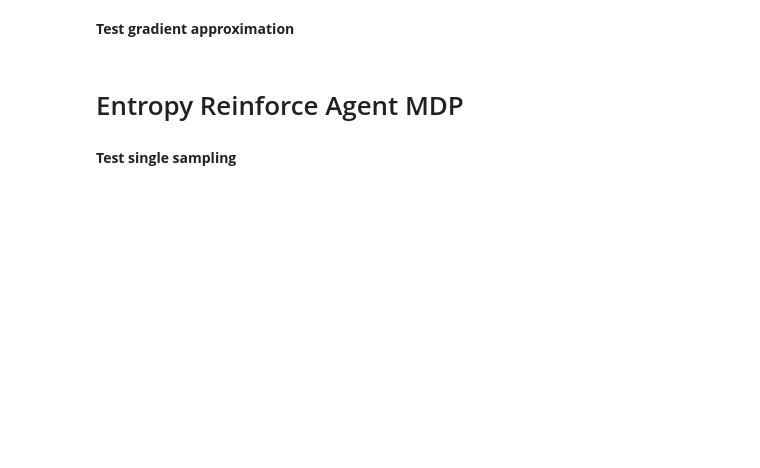
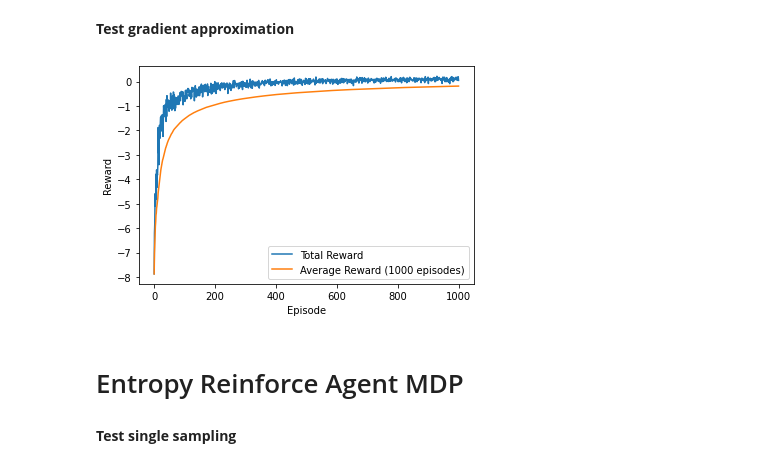
Before and after one commit to duiliocirino/Thesis, a Jupyter notebook: Exploration POMDP/settimana-03-05.ipynb, the cells around one changed output. Drawn from its saved outputs; the diff is of its cells as text; code cells hidden in the pictures; blank space fills up the shorter version.

Commit message:
Added graphs

```diff
--- a/Exploration POMDP/settimana-03-05.ipynb
+++ b/Exploration POMDP/settimana-03-05.ipynb
@@ -258,43 +260,45 @@ for i in range(trajectories):
 **Test gradient approximation**
 # %%
 # Create the Gridworld environment and the REINFORCE agent
-trajectories = 1000
+episodes = 1000
 n_traj = 20
 env = GridworldEnv(time_horizon=100)
 agent = REINFORCEAgent(env)
 
 # Train the agent and plot the rewards
 total_avg_rewards = []
 avg_avg_rewards = []
 fig, ax = plt.subplots()
-for i in range(trajectories):
+for i in range(episodes):
     trajectories = []
     total_rewards = []
     for k in range(n_traj):
         episode = []
         state = env.reset()
         done = False
         total_reward = 0
         while not done:
             #env.render()
             action = agent.get_action(state)
             next_state, reward, done, _ = env.step(action)
             episode.append((state, action, reward, next_state))
             state = next_state
             total_reward += reward
         total_rewards.append(total_reward)
         trajectories.append(episode)
     agent.update_gradient_approx(trajectories)
     total_avg_rewards.append(np.mean(total_rewards[-n_traj:]))
-    avg_avg_reward = np.mean(total_avg_rewards[-trajectories:])
+    avg_avg_reward = np.mean(total_avg_rewards[-episodes:])
     avg_avg_rewards.append(avg_avg_reward)
     ax.clear()
     ax.plot(total_avg_rewards, label='Total Reward')
-    ax.plot(avg_avg_rewards, label='Average Reward (%d episodes)' %trajectories)
+    ax.plot(avg_avg_rewards, label='Average Reward (%d episodes)' %episodes)
     ax.set_xlabel('Episode')
     ax.set_ylabel('Reward')
     ax.legend()
     fig.canvas.draw()
+# %% [output]
+[figure, added]
 # %% [markdown]
 # Entropy Reinforce Agent MDP
 # %%
```
Also changed, not shown: parts of 4 cells of this notebook.
